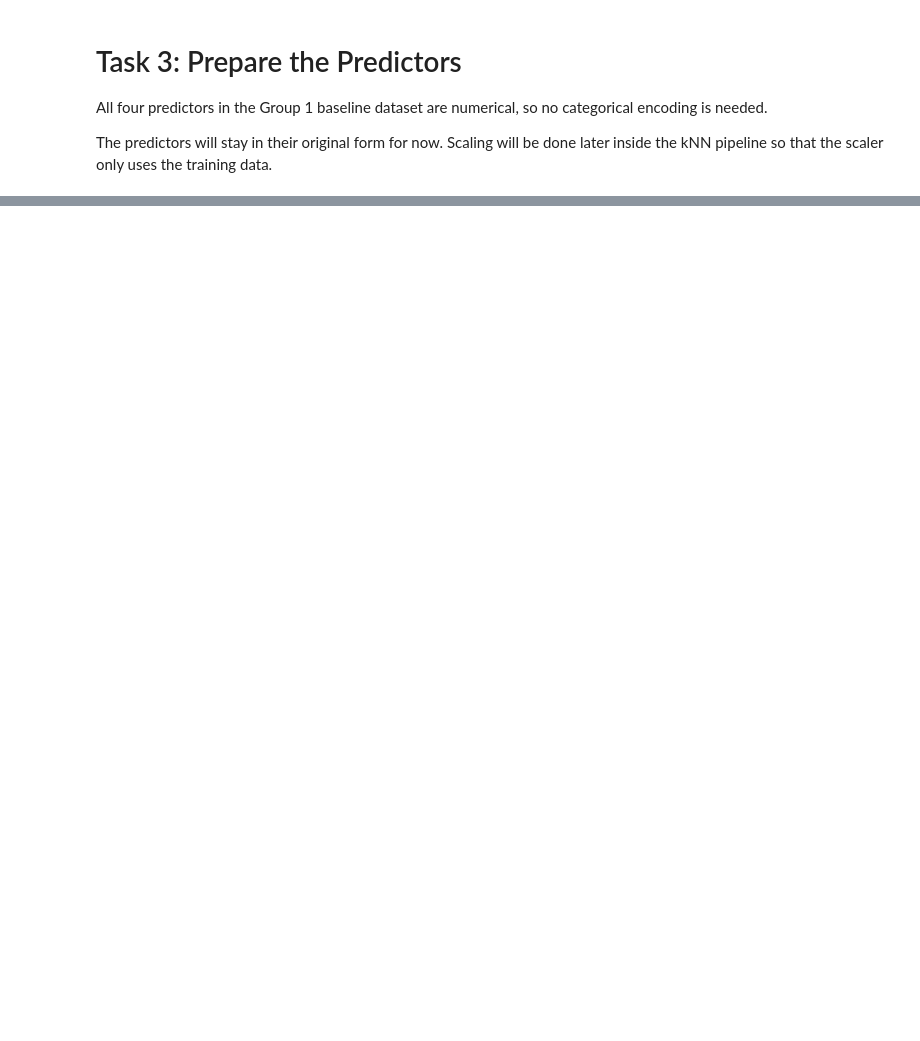
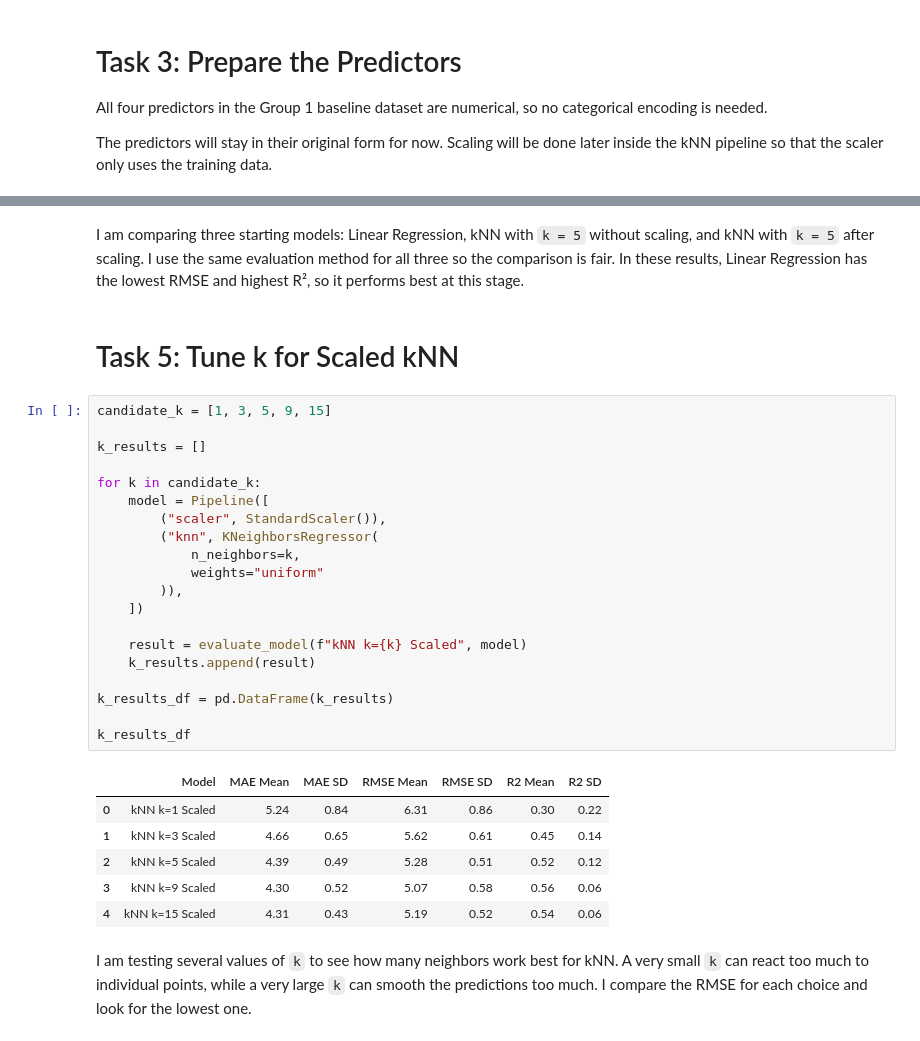
Before and after one commit to madewitt55/cs407-regression-activities, a Jupyter notebook: knn_regression/knn_regression.ipynb, the cells around one changed output, grey strips where cells are left out. Cells and saved outputs as stored; diff of their text form; blank space fills up the shorter version.

```diff
--- a/knn_regression/knn_regression.ipynb
+++ b/knn_regression/knn_regression.ipynb
@@ -270,0 +374,33 @@ The predictors will stay in their original form for now. Scaling will be done la
+# %% [markdown]
+I am comparing three starting models: Linear Regression, kNN with `k = 5` without scaling, and kNN with `k = 5` after scaling. I use the same evaluation method for all three so the comparison is fair. In these results, Linear Regression has the lowest RMSE and highest R², so it performs best at this stage.
+# %% [markdown]
+# Task 5: Tune k for Scaled kNN
+# %%
+candidate_k = [1, 3, 5, 9, 15]
+
+k_results = []
+
+for k in candidate_k:
+    model = Pipeline([
+        ("scaler", StandardScaler()),
+        ("knn", KNeighborsRegressor(
+            n_neighbors=k,
+            weights="uniform"
+        )),
+    ])
+
+    result = evaluate_model(f"kNN k={k} Scaled", model)
+    k_results.append(result)
+
+k_results_df = pd.DataFrame(k_results)
+
+k_results_df
+# %% [output]
+|  | Model | MAE Mean | MAE SD | RMSE Mean | RMSE SD | R2 Mean | R2 SD |
+| 0 | kNN k=1 Scaled | 5.24 | 0.84 | 6.31 | 0.86 | 0.30 | 0.22 |
+| 1 | kNN k=3 Scaled | 4.66 | 0.65 | 5.62 | 0.61 | 0.45 | 0.14 |
+| 2 | kNN k=5 Scaled | 4.39 | 0.49 | 5.28 | 0.51 | 0.52 | 0.12 |
+| 3 | kNN k=9 Scaled | 4.30 | 0.52 | 5.07 | 0.58 | 0.56 | 0.06 |
+| 4 | kNN k=15 Scaled | 4.31 | 0.43 | 5.19 | 0.52 | 0.54 | 0.06 |
+# %% [markdown]
+I am testing several values of `k` to see how many neighbors work best for kNN. A very small `k` can react too much to individual points, while a very large `k` can smooth the predictions too much. I compare the RMSE for each choice and look for the lowest one.
```
Also changed, not shown: parts of 33 cells of this notebook.
